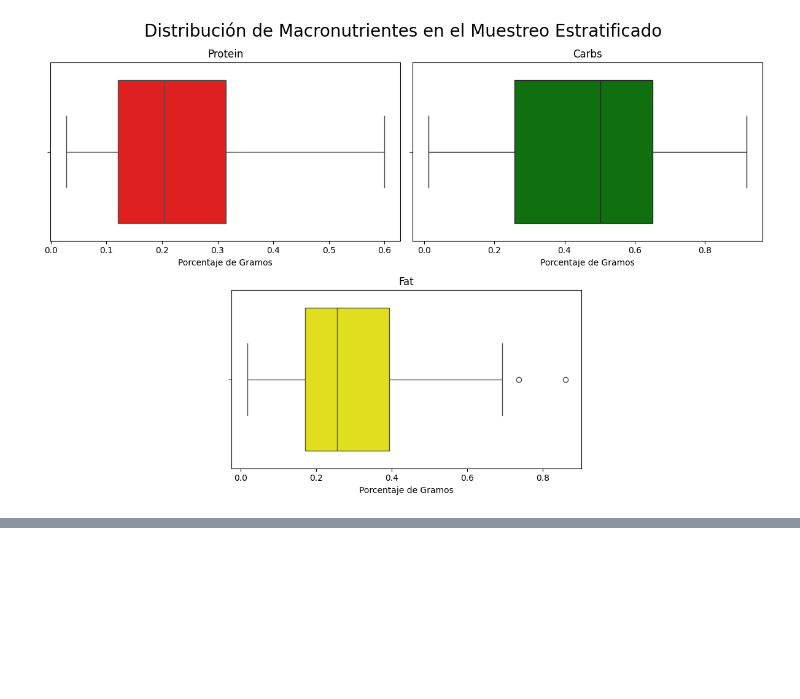
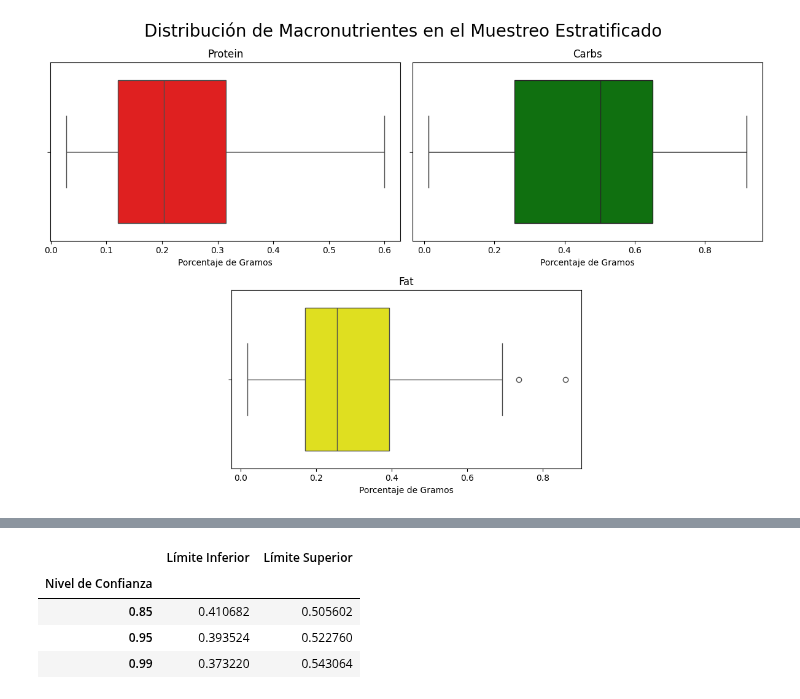
Before and after one commit to alexisuaguilaru/Analysis_Nutritional_Information, a Jupyter notebook: Documentation/AlexisAguilar_Reporte.ipynb, the cells around one changed output, grey strips where cells are left out. Drawn from its saved outputs; the diff is of its cells as text; code cells hidden in the pictures; blank space fills up the shorter version.

```diff
--- a/Documentation/AlexisAguilar_Reporte.ipynb
+++ b/Documentation/AlexisAguilar_Reporte.ipynb
@@ -487,0 +537,10 @@ fig.suptitle('Distribución de Macronutrientes en el Muestreo Estratificado',siz
+# %%
+# Intervalos de Confianza para la Media Poblacional usando el Muestreo Estratificado
+
+Show_ConfidenceIntervals(StratifiedSample['Carbs(g)'],ConfidenceLevels,ConfidenceIntervalPopulationMean)
+# %% [output]
+|  | Límite Inferior | Límite Superior |
+| Nivel de Confianza |  |  |
+| 0.85 | 0.410682 | 0.505602 |
+| 0.95 | 0.393524 | 0.522760 |
+| 0.99 | 0.373220 | 0.543064 |
```
Also changed, not shown: parts of 6 cells of this notebook, 2 other files.
